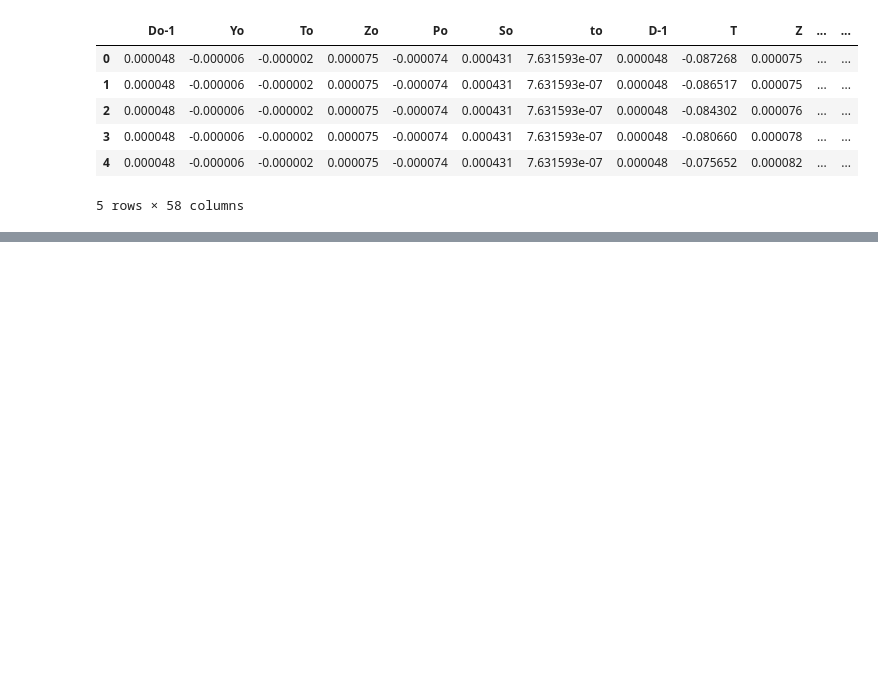
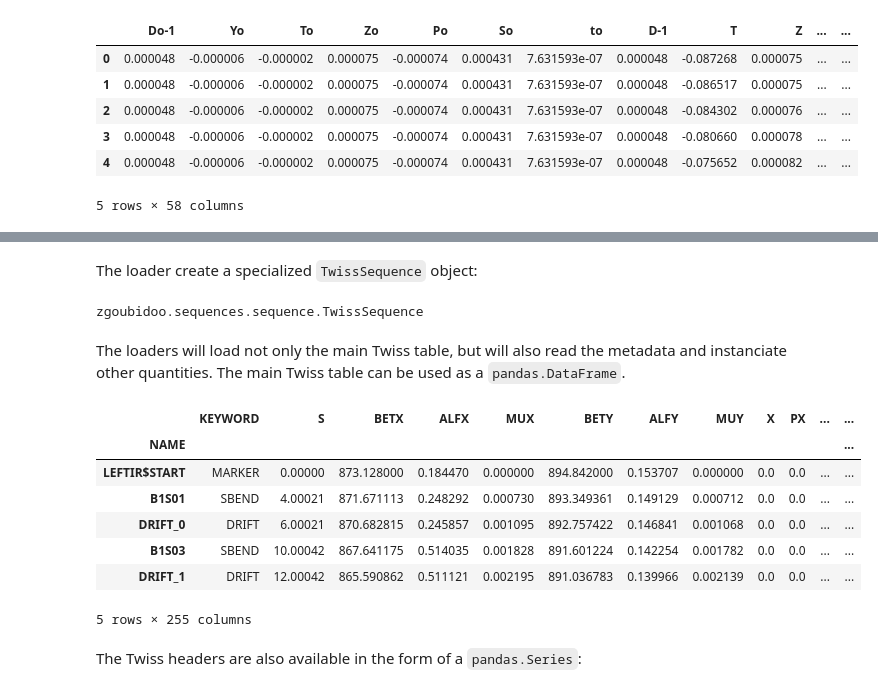
Before and after one commit to radiasoft/Zgoubi-Workshop, a Jupyter notebook: Zgoubidoo/Zgoubidoo tutorial.ipynb, the cells around one changed output, grey strips where cells are left out. Cells and saved outputs as stored; diff of their text form; code cells hidden in the pictures; blank space fills up the shorter version.

```diff
--- a/Zgoubidoo/Zgoubidoo tutorial.ipynb
+++ b/Zgoubidoo/Zgoubidoo tutorial.ipynb
@@ -691,0 +704,26 @@ zr.tracks.head(5)
+# %%
+lhec_sequence = zgoubidoo.sequences.Sequence.from_madx_twiss(
+    filename='twiss.outx',
+    path='/Users/chernals/Downloads'
+)
+# %% [markdown]
+The loader create a specialized `TwissSequence` object:
+# %%
+type(lhec_sequence)
+# %% [output]
+zgoubidoo.sequences.sequence.TwissSequence
+# %% [markdown]
+The loaders will load not only the main Twiss table, but will also read the metadata and instanciate other quantities. The main Twiss table can be used as a `pandas.DataFrame`.
+# %%
+lhec_sequence.df.head(5)
+# %% [output]
+|  | KEYWORD | S | BETX | ALFX | MUX | BETY | ALFY | MUY | X | PX | ... | ... |
+| NAME |  |  |  |  |  |  |  |  |  |  |  | ... |
+| LEFTIR$START | MARKER | 0.00000 | 873.128000 | 0.184470 | 0.000000 | 894.842000 | 0.153707 | 0.000000 | 0.0 | 0.0 | ... | ... |
+| B1S01 | SBEND | 4.00021 | 871.671113 | 0.248292 | 0.000730 | 893.349361 | 0.149129 | 0.000712 | 0.0 | 0.0 | ... | ... |
+| DRIFT_0 | DRIFT | 6.00021 | 870.682815 | 0.245857 | 0.001095 | 892.757422 | 0.146841 | 0.001068 | 0.0 | 0.0 | ... | ... |
+| B1S03 | SBEND | 10.00042 | 867.641175 | 0.514035 | 0.001828 | 891.601224 | 0.142254 | 0.001782 | 0.0 | 0.0 | ... | ... |
+| DRIFT_1 | DRIFT | 12.00042 | 865.590862 | 0.511121 | 0.002195 | 891.036783 | 0.139966 | 0.002139 | 0.0 | 0.0 | ... | ... |
+5 rows × 255 columns
+# %% [markdown]
+The Twiss headers are also available in the form of a `pandas.Series`:
```
Also changed, not shown: parts of 30 cells of this notebook.
